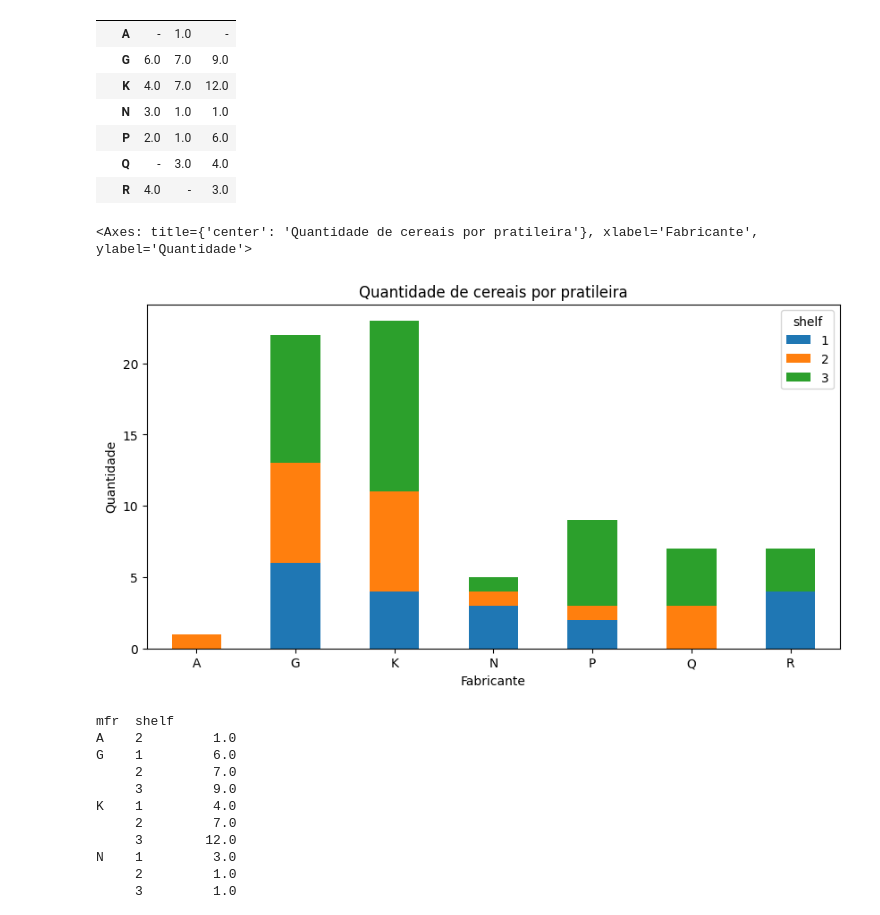
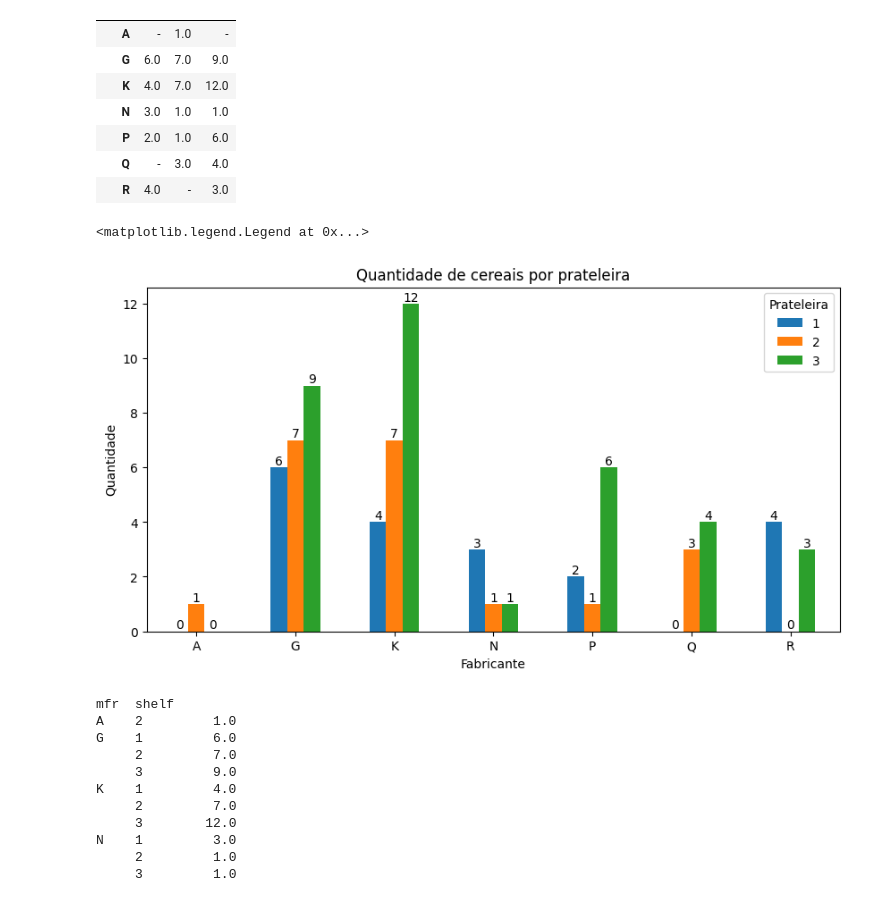
Before and after one commit to Anderson-Andy-Correa/20-Python-Ciencia_de_Dados-Hashtag, a Jupyter notebook: 05-Pandas/18-Graficos_a_partir_de_reshaping.ipynb, the cells around one changed output. Cells and saved outputs as stored; diff of their text form; code cells hidden in the pictures.

```diff
--- a/05-Pandas/18-Graficos_a_partir_de_reshaping.ipynb
+++ b/05-Pandas/18-Graficos_a_partir_de_reshaping.ipynb
@@ -97,19 +97,22 @@ df.groupby(["mfr", "shelf"]).size().unstack("shelf").fillna("-")
 | Q | - | 3.0 | 4.0 |
 | R | 4.0 | - | 3.0 |
 # %%
-df.groupby(["mfr", "shelf"]).size().unstack("shelf") \
-    .plot(
+plot = df.groupby(["mfr", "shelf"]).size().unstack("shelf") \
+    .fillna(0).plot(
         kind="bar",
         rot=True,
-        title="Quantidade de cereais por pratileira",
-        stacked=True,
+        title="Quantidade de cereais por prateleira",
+        # stacked=True,
         figsize=(10, 5),
         xlabel="Fabricante",
         ylabel="Quantidade",
         )
+for container in plot.containers:
+    plot.bar_label(container)
+plot.legend(title="Prateleira")
 # %% [output]
-<Axes: title={'center': 'Quantidade de cereais por pratileira'}, xlabel='Fabricante', ylabel='Quantidade'>
+<matplotlib.legend.Legend at 0x...>
-[figure, old version]
+[figure, new version]
 # %%
 df.groupby(["mfr", "shelf"]).size().unstack().stack()
 # %% [output]
```
Also changed, not shown: parts of 1 cell of this notebook, 3 other files.
